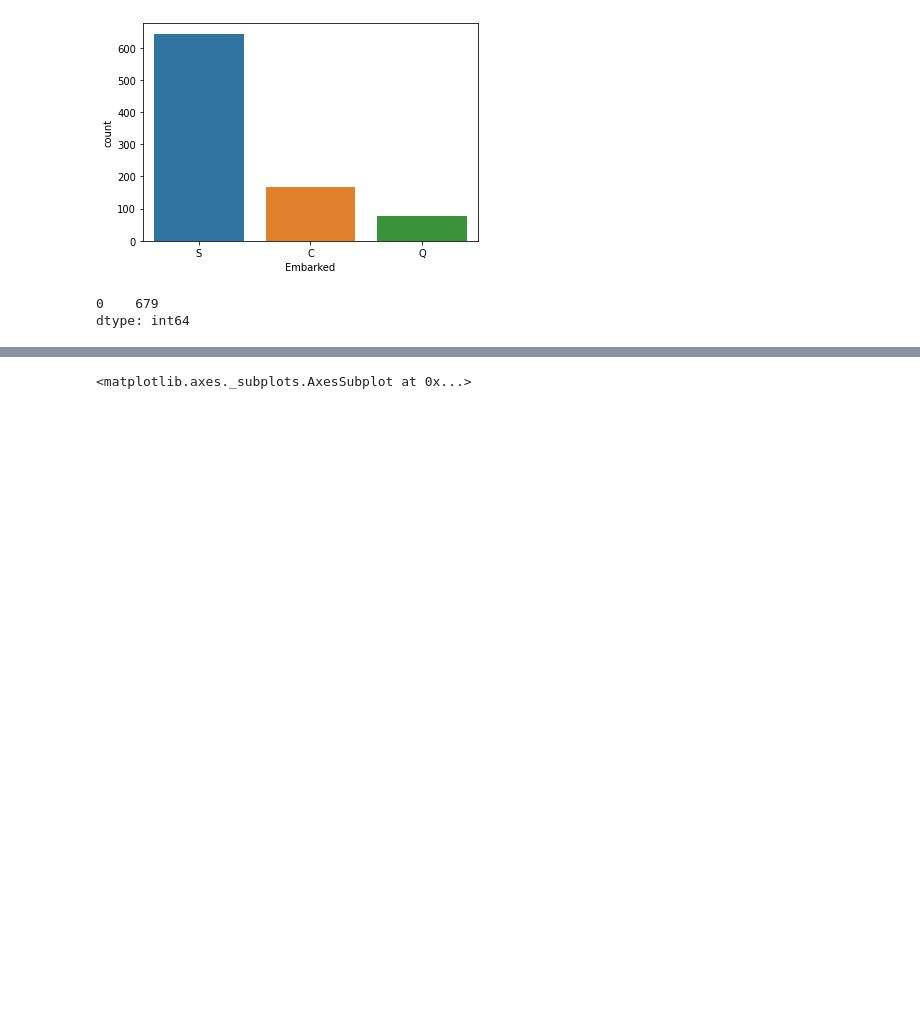
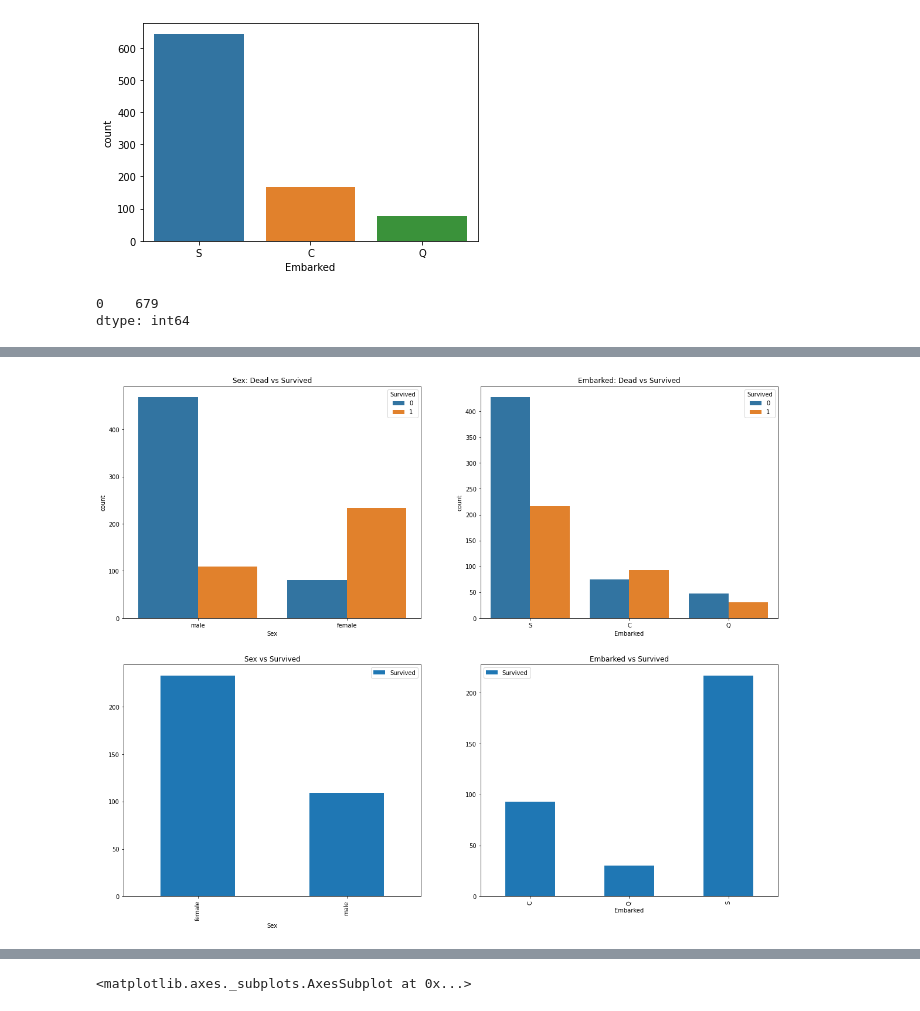
Before and after one commit to choiking10/kaggle-competition, a Jupyter notebook: Titanic.ipynb, the cells around one changed output, grey strips where cells are left out. Cells and saved outputs as stored; diff of their text form; code cells hidden in the pictures; blank space fills up the shorter version.

```diff
--- a/Titanic.ipynb
+++ b/Titanic.ipynb
@@ -152,0 +179,15 @@ dtype: int64
+# %%
+f, ax = plt.subplots(2, 2, figsize=(20, 16))
+sns.countplot('Sex', hue='Survived', data=train_data,ax=ax[0, 0])
+ax[0, 0].set_title("Sex: Dead vs Survived")
+
+sns.countplot('Embarked', hue="Survived", data=train_data, ax=ax[0, 1])
+ax[0, 1].set_title("Embarked: Dead vs Survived")
+
+train_data[["Sex", "Survived"]].groupby(["Sex"], as_index=True).sum().plot.bar(ax=ax[1, 0])
+ax[1, 0].set_title("Sex vs Survived")
+train_data[["Embarked", "Survived"]].groupby(["Embarked"], as_index=True).sum().plot.bar(ax=ax[1, 1])
+ax[1, 1].set_title("Embarked vs Survived")
+f.show()
+# %% [output]
+[figure, added]
```
Also changed, not shown: parts of 13 cells of this notebook.
